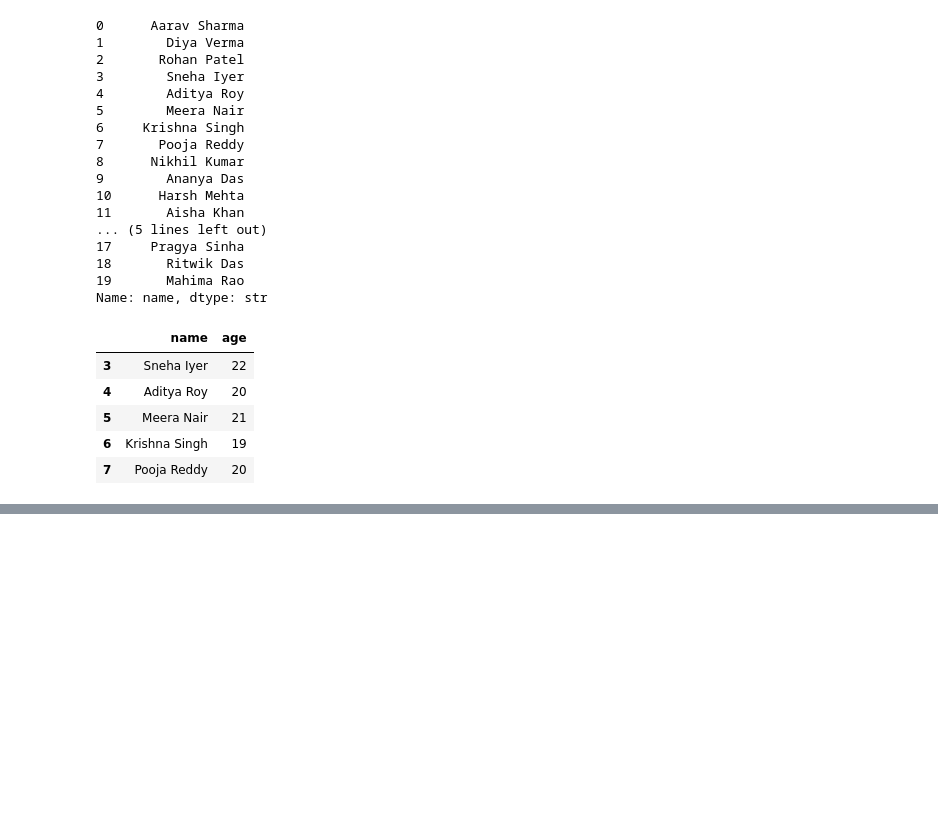
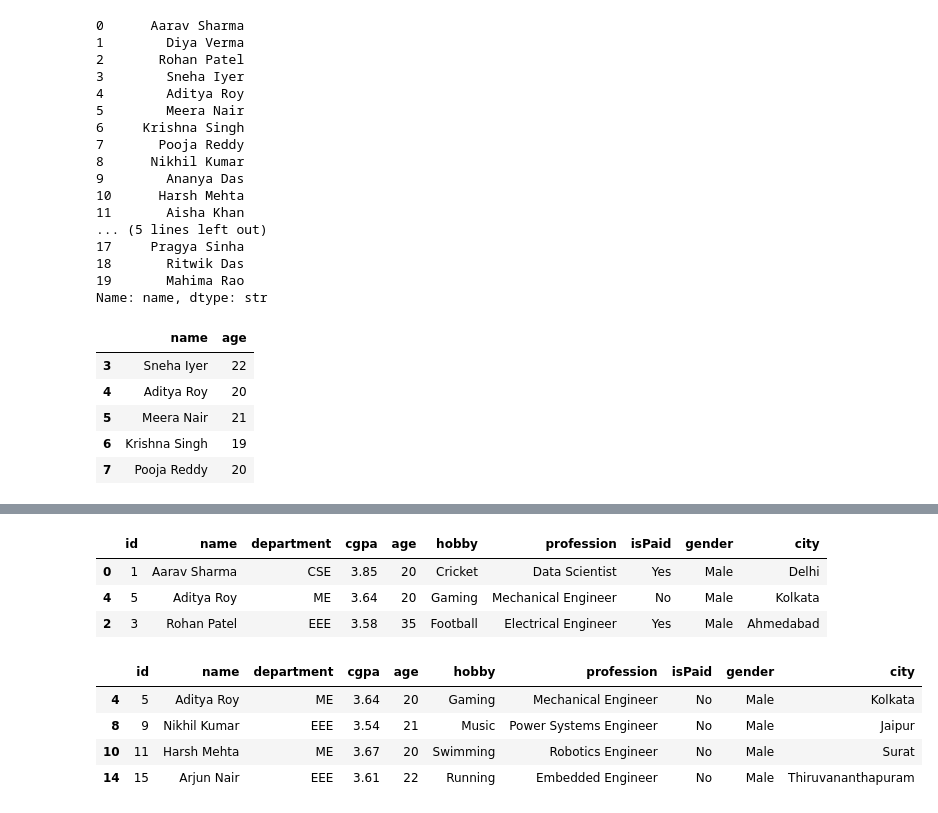
Before and after one commit to opar2043/python-alml, a Jupyter notebook: mod-12-pandas/pandas.ipynb, the cells around one changed output, grey strips where cells are left out. Cells and saved outputs as stored; diff of their text form; code cells hidden in the pictures; blank space fills up the shorter version.

```diff
--- a/mod-12-pandas/pandas.ipynb
+++ b/mod-12-pandas/pandas.ipynb
@@ -181,3 +181,20 @@ df.loc[[1,5,9]]
 | 1 | 2 | Diya Verma | IT | 3.76 | 21 | Reading | Work in AI research | AI Engineer | No | Female | ... |
 | 5 | 6 | Meera Nair | BBA | 3.81 | 21 | Dancing | Run a business consultancy | Business Consultant | Yes | Female | ... |
 | 9 | 10 | Ananya Das | Civil | 3.73 | 22 | Traveling | Work on sustainable infrastructure | Civil Engineer | Yes | Female | ... |
+# %%
+# Delete row
+
+# df.drop(1 , inplace=True)
+# df
+
+# df.drop("aim",axis=1, inplace=True)
+# df
+
+# Add / set values
+df.loc[19, "cgpa"] = 3.56
+df.head()
+
+# df[0:6 , 'age'] = df[0:6 , 'age'] +5
+df.loc[1:3 , 'age'] += 5
+hd = df.head(3)
+hd
@@ -183,0 +227,23 @@ df.loc[[1,5,9]]
+# %%
+# Sorting
+
+sort_by_cgpa= hd.sort_values("cgpa" , ascending=False)
+sort_by_multi= hd.sort_values(["cgpa", "age"], ascending=[False, False])
+sort_by_cgpa
+sort_by_multi
+# %% [output]
+|  | id | name | department | cgpa | age | hobby | profession | isPaid | gender | city |
+| 0 | 1 | Aarav Sharma | CSE | 3.85 | 20 | Cricket | Data Scientist | Yes | Male | Delhi |
+| 4 | 5 | Aditya Roy | ME | 3.64 | 20 | Gaming | Mechanical Engineer | No | Male | Kolkata |
+| 2 | 3 | Rohan Patel | EEE | 3.58 | 35 | Football | Electrical Engineer | Yes | Male | Ahmedabad |
+# %%
+# filtering
+
+not_paid = df.loc[(df["isPaid"] == "No") & (df["age"] > 19)]
+not_paid
+# %% [output]
+|  | id | name | department | cgpa | age | hobby | profession | isPaid | gender | city |
+| 4 | 5 | Aditya Roy | ME | 3.64 | 20 | Gaming | Mechanical Engineer | No | Male | Kolkata |
+| 8 | 9 | Nikhil Kumar | EEE | 3.54 | 21 | Music | Power Systems Engineer | No | Male | Jaipur |
+| 10 | 11 | Harsh Mehta | ME | 3.67 | 20 | Swimming | Robotics Engineer | No | Male | Surat |
+| 14 | 15 | Arjun Nair | EEE | 3.61 | 22 | Running | Embedded Engineer | No | Male | Thiruvananthapuram |
```
Also changed, not shown: parts of 2 cells of this notebook.
